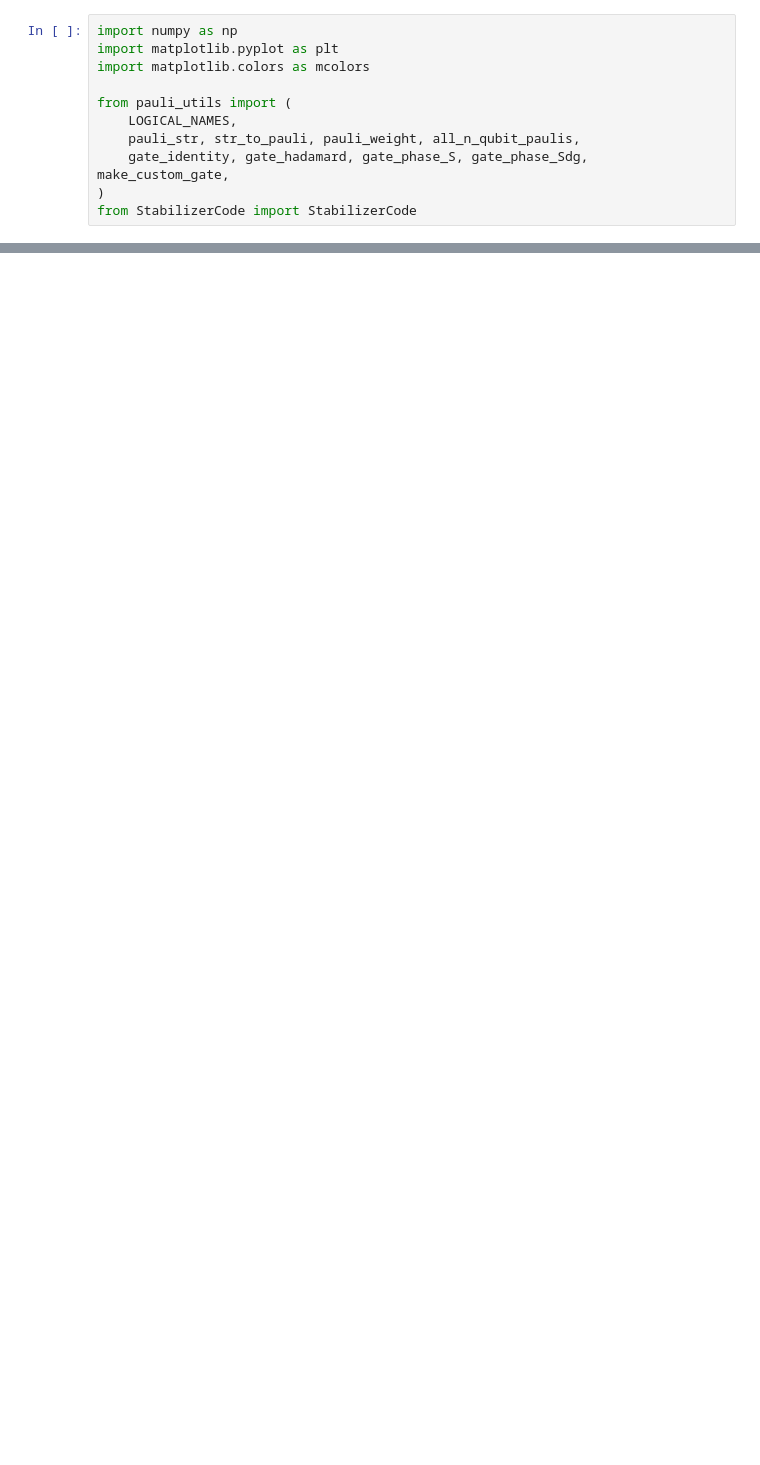
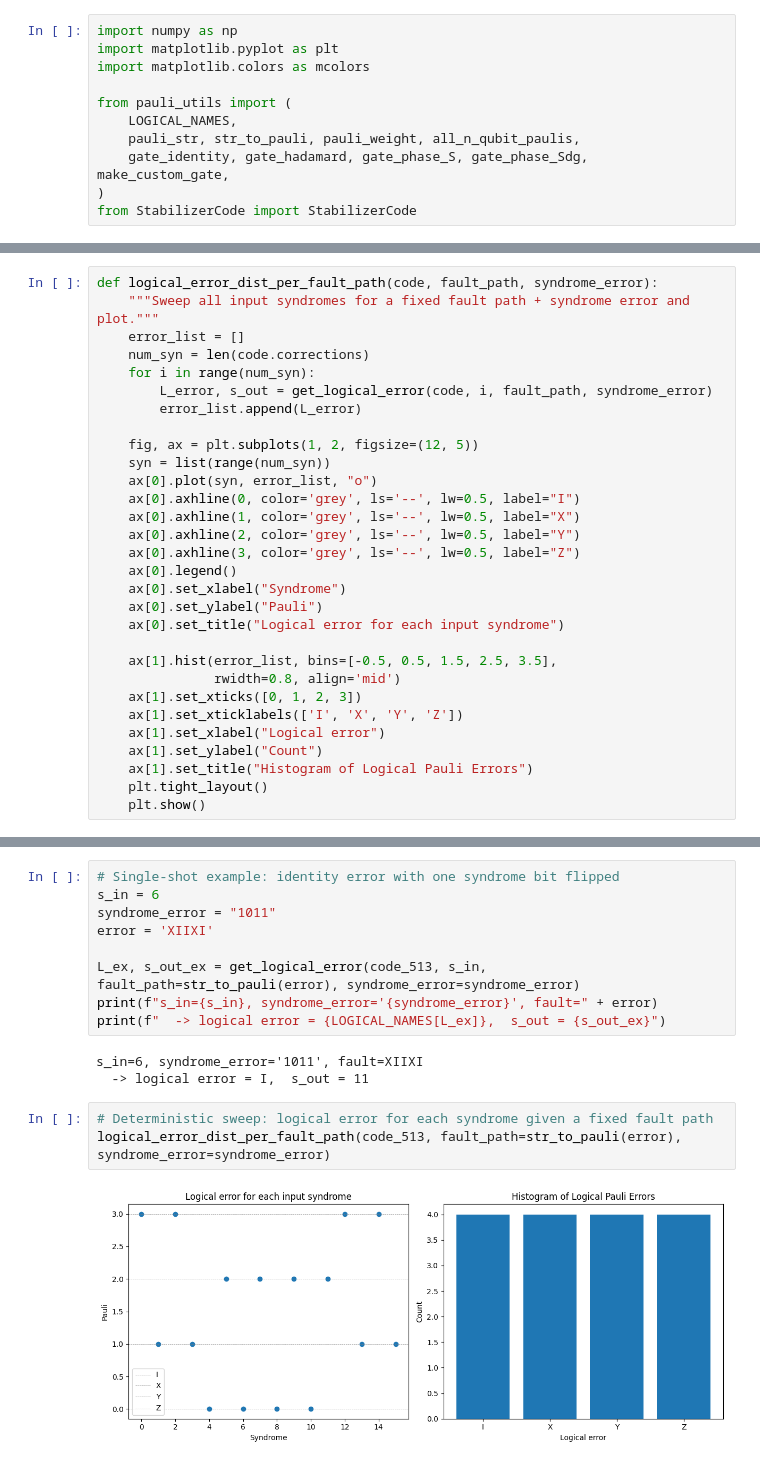
Before and after one commit to YommoY-official/MPQMasters, a Jupyter notebook: ECCODE/exRec_logicalerror_distribution.ipynb, the cells around one changed output, grey strips where cells are left out. Saved outputs shown, nothing was run; the diff lists cells and outputs as text; blank space fills up the shorter version.

```diff
--- a/ECCODE/exRec_logicalerror_distribution.ipynb
+++ b/ECCODE/exRec_logicalerror_distribution.ipynb
@@ -584,0 +212,30 @@ plt.show()
+# %%
+def logical_error_dist_per_fault_path(code, fault_path, syndrome_error):
+    """Sweep all input syndromes for a fixed fault path + syndrome error and plot."""
+    error_list = []
+    num_syn = len(code.corrections)
+    for i in range(num_syn):
+        L_error, s_out = get_logical_error(code, i, fault_path, syndrome_error)
+        error_list.append(L_error)
+
+    fig, ax = plt.subplots(1, 2, figsize=(12, 5))
+    syn = list(range(num_syn))
+    ax[0].plot(syn, error_list, "o")
+    ax[0].axhline(0, color='grey', ls='--', lw=0.5, label="I")
+    ax[0].axhline(1, color='grey', ls='--', lw=0.5, label="X")
+    ax[0].axhline(2, color='grey', ls='--', lw=0.5, label="Y")
+    ax[0].axhline(3, color='grey', ls='--', lw=0.5, label="Z")
+    ax[0].legend()
+    ax[0].set_xlabel("Syndrome")
+    ax[0].set_ylabel("Pauli")
+    ax[0].set_title("Logical error for each input syndrome")
+
+    ax[1].hist(error_list, bins=[-0.5, 0.5, 1.5, 2.5, 3.5],
+               rwidth=0.8, align='mid')
+    ax[1].set_xticks([0, 1, 2, 3])
+    ax[1].set_xticklabels(['I', 'X', 'Y', 'Z'])
+    ax[1].set_xlabel("Logical error")
+    ax[1].set_ylabel("Count")
+    ax[1].set_title("Histogram of Logical Pauli Errors")
+    plt.tight_layout()
+    plt.show()
@@ -584,0 +276,17 @@ plt.show()
+# %%
+# Single-shot example: identity error with one syndrome bit flipped
+s_in = 6
+syndrome_error = "1011"
+error = 'XIIXI'
+
+L_ex, s_out_ex = get_logical_error(code_513, s_in, fault_path=str_to_pauli(error), syndrome_error=syndrome_error)
+print(f"s_in={s_in}, syndrome_error='{syndrome_error}', fault=" + error)
+print(f"  -> logical error = {LOGICAL_NAMES[L_ex]},  s_out = {s_out_ex}")
+# %% [output]
+s_in=6, syndrome_error='1011', fault=XIIXI
+  -> logical error = I,  s_out = 11
+# %%
+# Deterministic sweep: logical error for each syndrome given a fixed fault path
+logical_error_dist_per_fault_path(code_513, fault_path=str_to_pauli(error), syndrome_error=syndrome_error)
+# %% [output]
+[figure, added]
```
Also changed, not shown: parts of 37 cells of this notebook, 1 other file.
